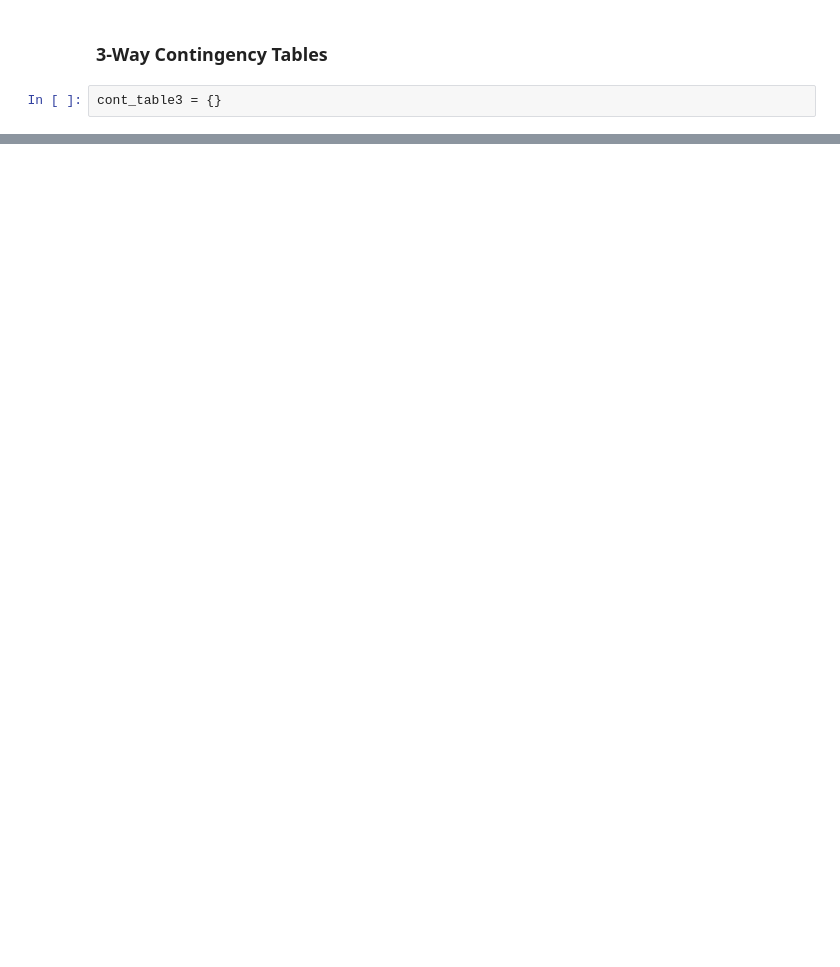
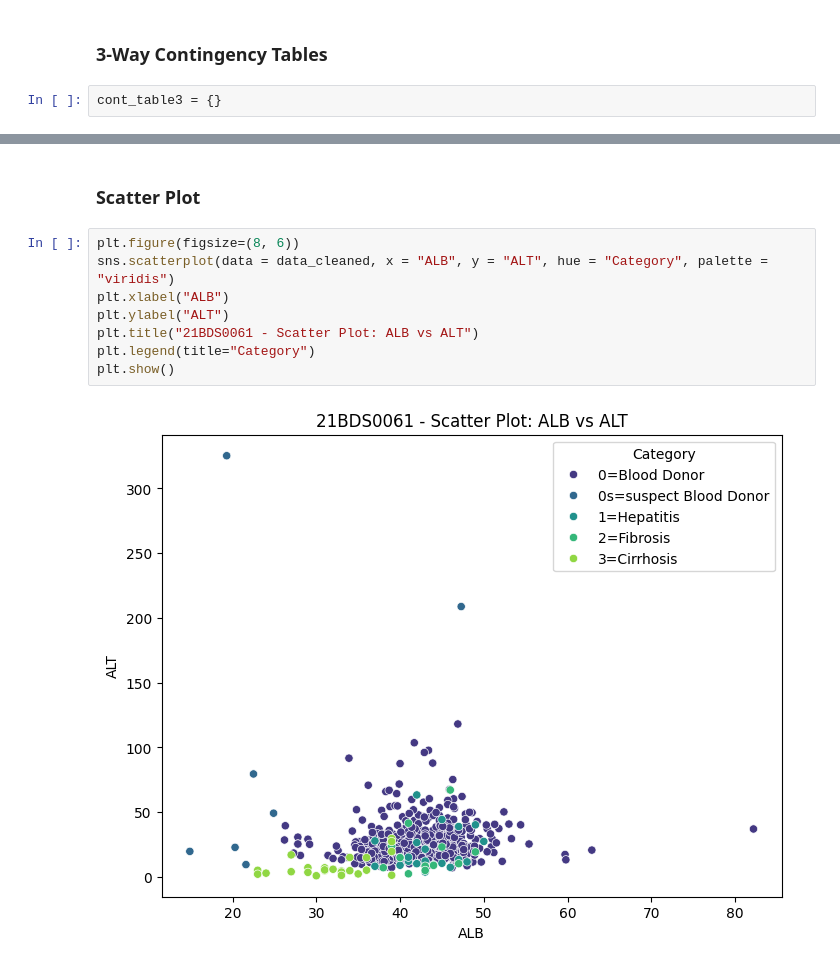
Before and after one commit to adrija2706/EDA, a Jupyter notebook: 21BDS0061_EDA_THEORY_DA.ipynb, the cells around one changed output, grey strips where cells are left out. Drawn from its saved outputs; the diff is of its cells as text; blank space fills up the shorter version.

```diff
--- a/21BDS0061_EDA_THEORY_DA.ipynb
+++ b/21BDS0061_EDA_THEORY_DA.ipynb
@@ -877,0 +1027,12 @@ for cat1 in categorical_cols:
+# %% [markdown]
+### **Scatter Plot**
+# %%
+plt.figure(figsize=(8, 6))
+sns.scatterplot(data = data_cleaned, x = "ALB", y = "ALT", hue = "Category", palette = "viridis")
+plt.xlabel("ALB")
+plt.ylabel("ALT")
+plt.title("21BDS0061 - Scatter Plot: ALB vs ALT")
+plt.legend(title="Category")
+plt.show()
+# %% [output]
+[figure, added]
```
Also changed, not shown: parts of 36 cells of this notebook.
